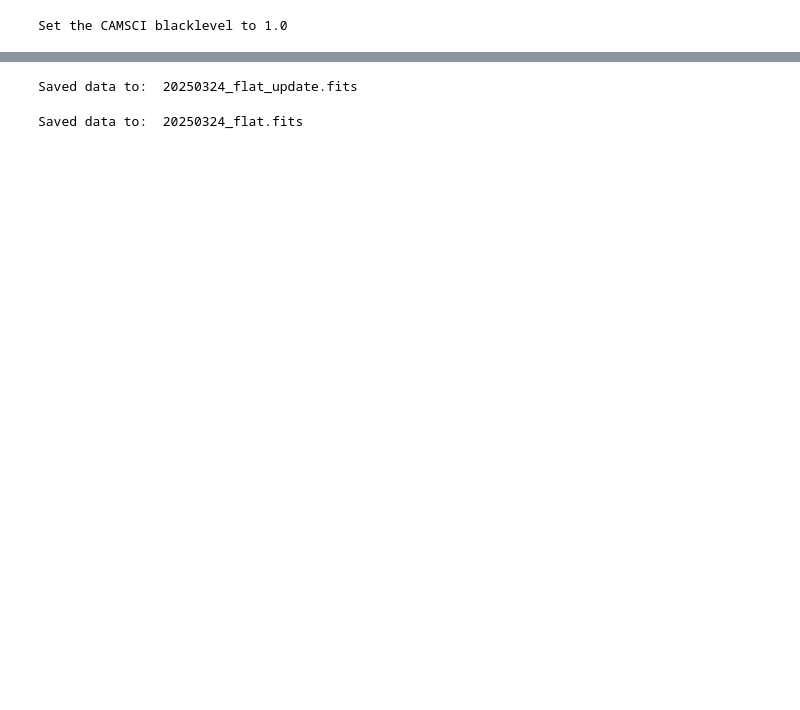
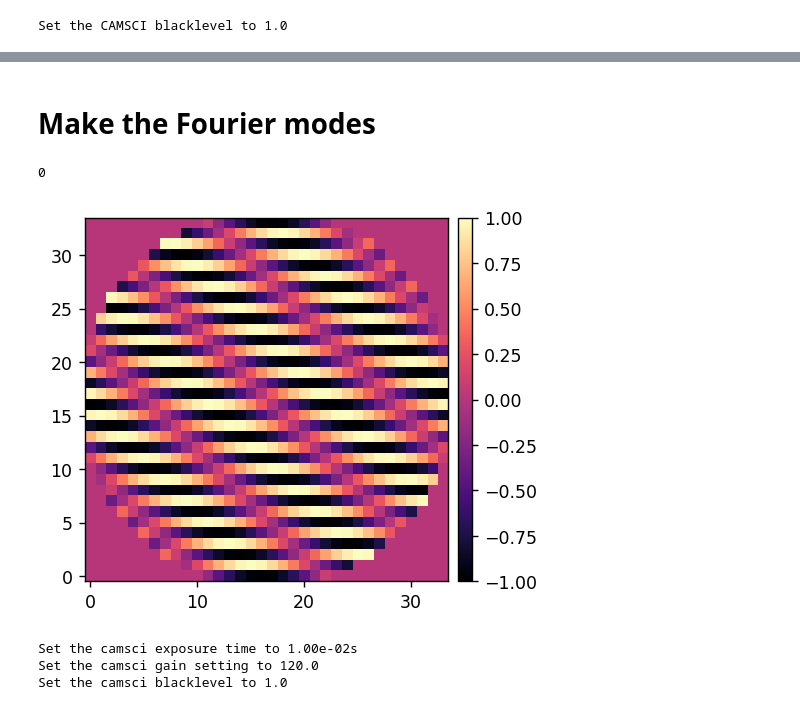
Before and after one commit to kian1377/scoob-llowfsc, a Jupyter notebook: exp-notebooks/khsacjbbkhjas.ipynb, the cells around one changed output, grey strips where cells are left out. Saved outputs shown, nothing was run; the diff lists cells and outputs as text; code cells hidden in the pictures; blank space fills up the shorter version.

```diff
--- a/exp-notebooks/khsacjbbkhjas.ipynb
+++ b/exp-notebooks/khsacjbbkhjas.ipynb
@@ -45,0 +93,8 @@ wavelength_c = 633e-9
+# %%
+reload(scoobi)
+xc, yc = (3900, 2575)
+npsf = 1024
+scoobi.set_cam_roi(xc, yc, npsf, client0, cam_name='camlo', bin_mode=2)
+scoobi.set_cam_exp_time(0.005, client0, cam_name='camlo',)
+scoobi.set_cam_gain(120, client0, cam_name='camlo',)
+scoobi.set_cam_blacklevel(1, client0, cam_name='camlo',)
@@ -67,7 +119,0 @@ Set CAMLO ROI.
-# %%
-reload(scoobi)
-xc, yc = (5500, 3100)
-xc, yc = (4000, 2500)
-npsf = 3500
-# npsf = 2048
-scoobi.set_cam_roi(xc, yc, npsf, client0, cam_name='camsci', bin_mode=2)
@@ -131,8 +138,0 @@ dm_fdpr_stream.write(np.zeros((34,34)))
-# %%
-utils.save_fits('20250324_flat_update.fits', flat_update)
-# %% [output]
-Saved data to:  20250324_flat_update.fits
-# %%
-utils.save_fits('20250324_flat.fits', new_flat)
-# %% [output]
-Saved data to:  20250324_flat.fits
@@ -140,0 +139,38 @@ dm_fdpr_stream.write(flat_update)
+# %% [markdown]
+# Make the Fourier modes
+# %%
+reload(dm)
+
+iwa = 2
+owa = 15
+
+cos_modes = dm.create_fourier_modes(
+    xp.array(dm_mask),
+    npsf,
+    camsci_pxscl_lamDc,
+    iwa,
+    owa,
+    rotation=0,
+    fourier_sampling=1,
+    which='cos',
+    return_fs=False,
+)
+
+utils.imshow(
+    [cos_modes[0]]
+)
+# %% [output]
+0
+[figure, added]
+# %%
+# xc, yc = (5450, 1100) # 1005, 1125
+# npsf = 2048
+# scoobi.set_cam_roi(xc, yc, npsf, client0, cam_name='camsci', bin_mode=2)
+
+scoobi.set_cam_exp_time(0.01, client0, cam_name='camsci',)
+scoobi.set_cam_gain(120, client0, cam_name='camsci',)
+scoobi.set_cam_blacklevel(1, client0, cam_name='camsci',)
+# %% [output]
+Set the camsci exposure time to 1.00e-02s
+Set the camsci gain setting to 120.0
+Set the camsci blacklevel to 1.0
```
Also changed, not shown: parts of 23 cells of this notebook, 3 other files.
